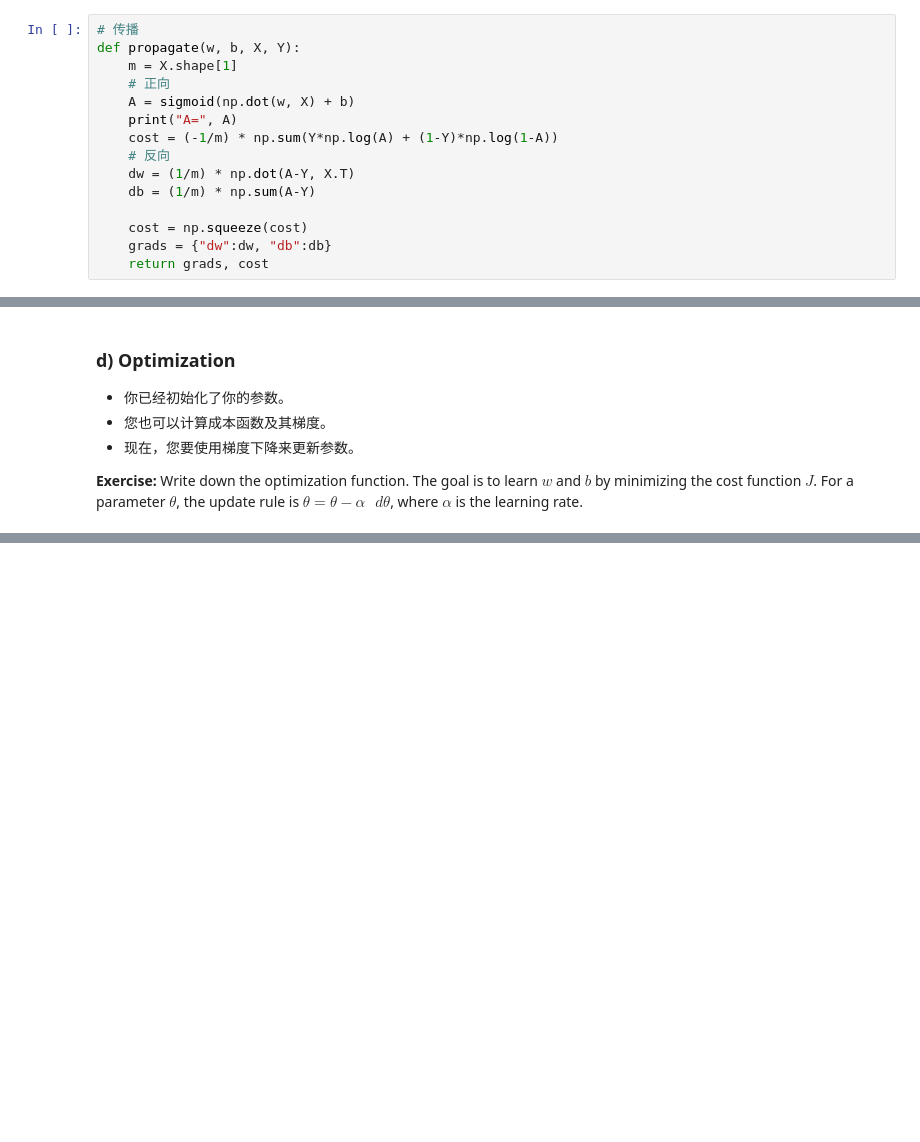
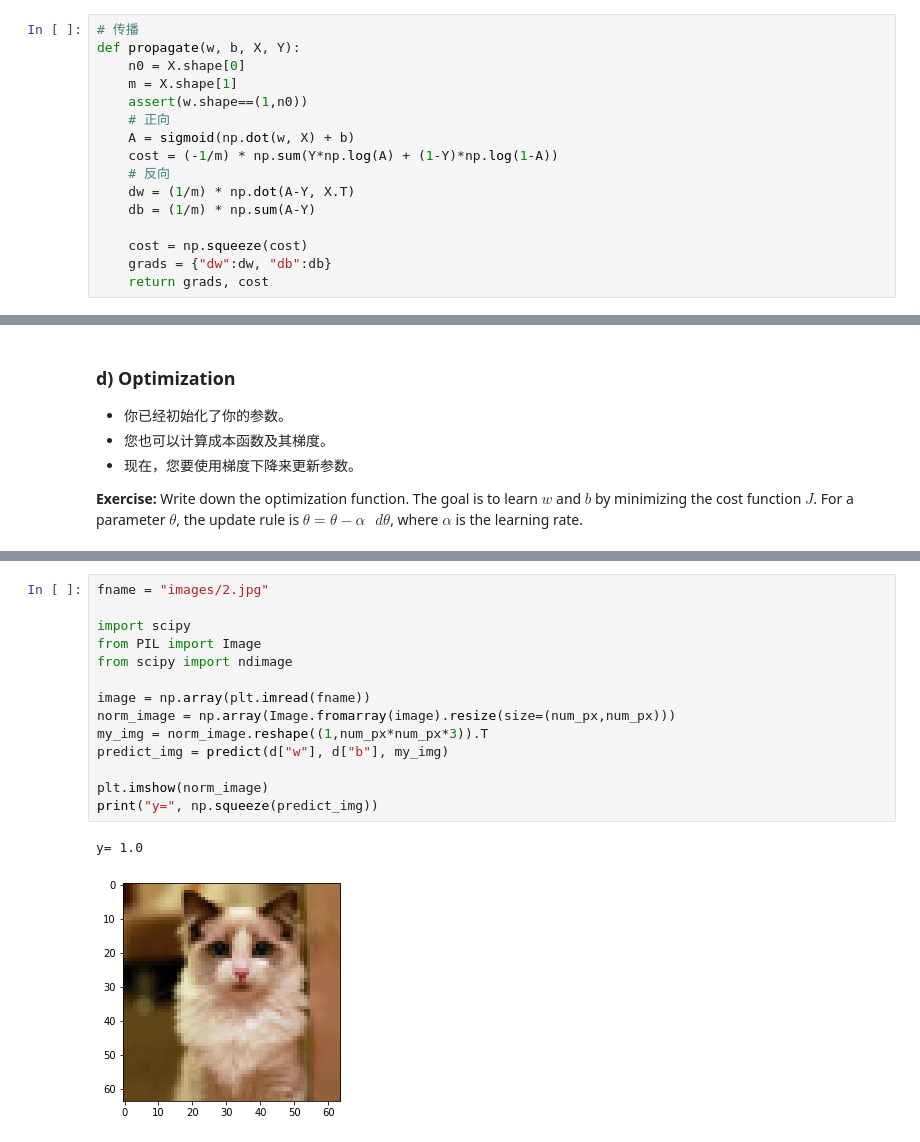
Before and after one commit to CPALyth/AndrewNg_DL_Assignment, a Jupyter notebook: 1 神经网络和深度学习/Week2 神经网络基础/任务2/任务2.ipynb, the cells around one changed output, grey strips where cells are left out. Drawn from its saved outputs; the diff is of its cells as text; blank space fills up the shorter version.

```diff
--- a/1 神经网络和深度学习/Week2 神经网络基础/任务2/任务2.ipynb
+++ b/1 神经网络和深度学习/Week2 神经网络基础/任务2/任务2.ipynb
@@ -191,10 +196,11 @@ $$ \partial b = \frac{\partial J}{\partial b} = \frac{1}{m} \sum_{i=1}^m (a^{(i)
 # %%
 # 传播
 def propagate(w, b, X, Y):
+    n0 = X.shape[0]
     m = X.shape[1]
+    assert(w.shape==(1,n0))
     # 正向
     A = sigmoid(np.dot(w, X) + b)
-    print("A=", A)
     cost = (-1/m) * np.sum(Y*np.log(A) + (1-Y)*np.log(1-A))
     # 反向
     dw = (1/m) * np.dot(A-Y, X.T)
@@ -228,0 +440,17 @@ cost= 1.2402453763962036
+# %%
+fname = "images/2.jpg"
+
+import scipy
+from PIL import Image
+from scipy import ndimage
+
+image = np.array(plt.imread(fname))
+norm_image = np.array(Image.fromarray(image).resize(size=(num_px,num_px)))
+my_img = norm_image.reshape((1,num_px*num_px*3)).T
+predict_img = predict(d["w"], d["b"], my_img)
+
+plt.imshow(norm_image)
+print("y=", np.squeeze(predict_img))
+# %% [output]
+y= 1.0
+[figure, added]
```
Also changed, not shown: parts of 25 cells of this notebook, 4 other files.
